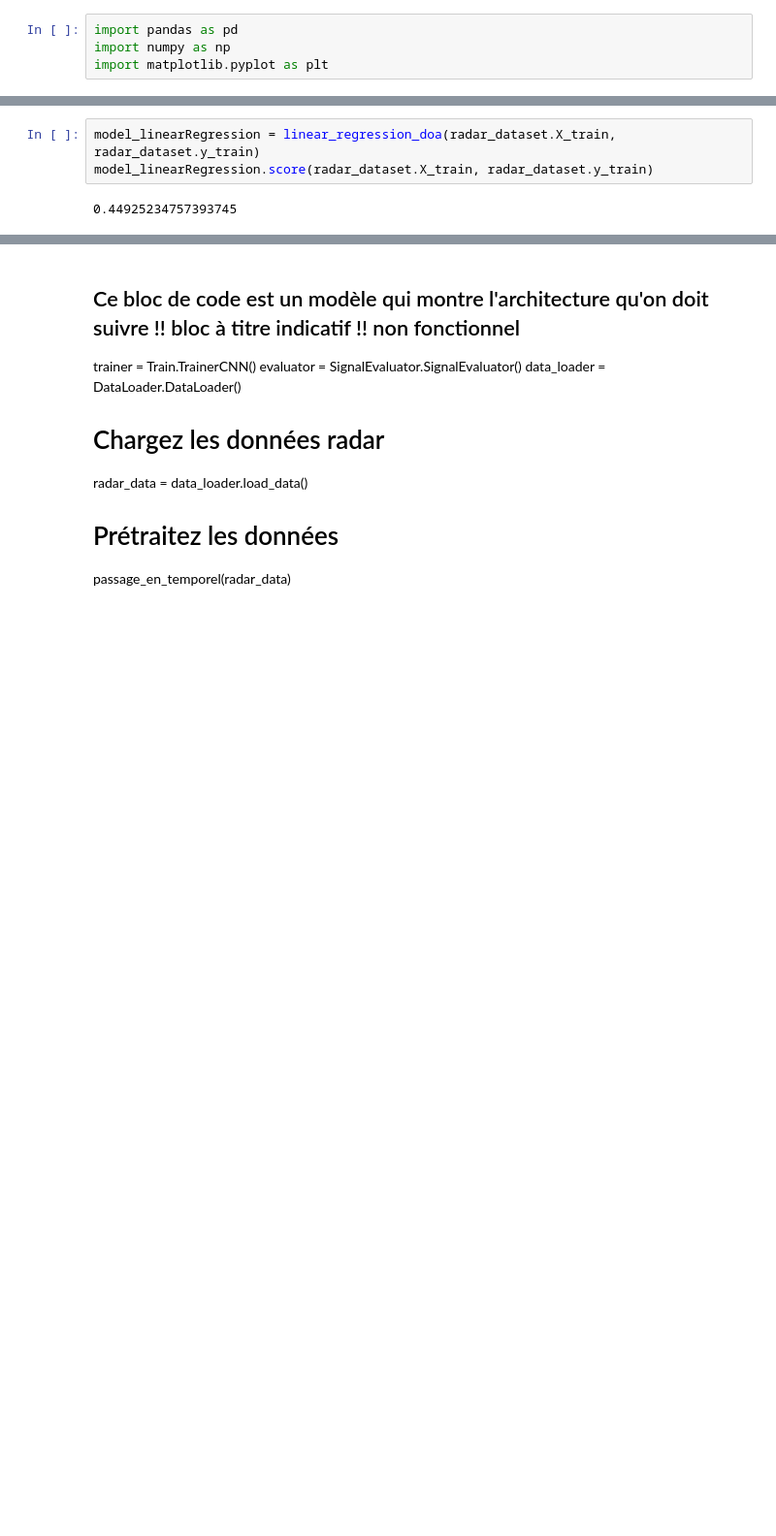
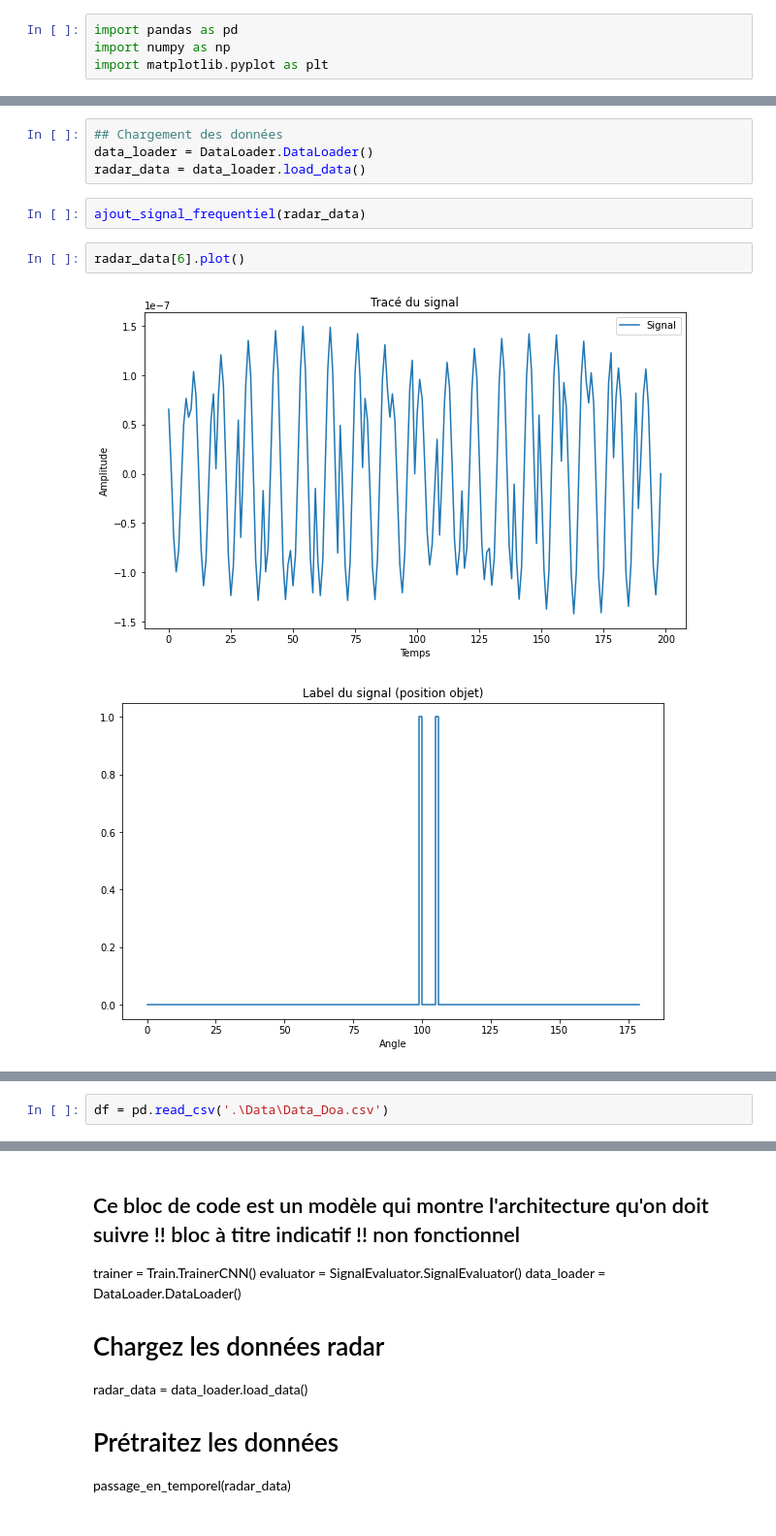
Before and after one commit to Littleyns/ProjetRadarIA, a Jupyter notebook: MainRadar.ipynb, the cells around one changed output, grey strips where cells are left out. Shown at 97% size. Cells and saved outputs as stored; diff of their text form; blank space fills up the shorter version.

```diff
--- a/MainRadar.ipynb
+++ b/MainRadar.ipynb
@@ -34,5 +16,11 @@ radar_dataset.plot(0) #Plot the first signal
-# %%
-model_linearRegression = linear_regression_doa(radar_dataset.X_train, radar_dataset.y_train)
-model_linearRegression.score(radar_dataset.X_train, radar_dataset.y_train)
-# %% [output]
-0.44925234757393745
+# %%
+## Chargement des données
+data_loader = DataLoader.DataLoader()
+radar_data = data_loader.load_data()
+# %%
+ajout_signal_frequentiel(radar_data)
+# %%
+radar_data[6].plot()
+# %% [output]
+[figure, added]
+[figure, added]
@@ -38,0 +28,2 @@ model_linearRegression.score(radar_dataset.X_train, radar_dataset.y_train)
+# %%
+df = pd.read_csv('.\Data\Data_Doa.csv')
```
Also changed, not shown: parts of 18 cells of this notebook.
